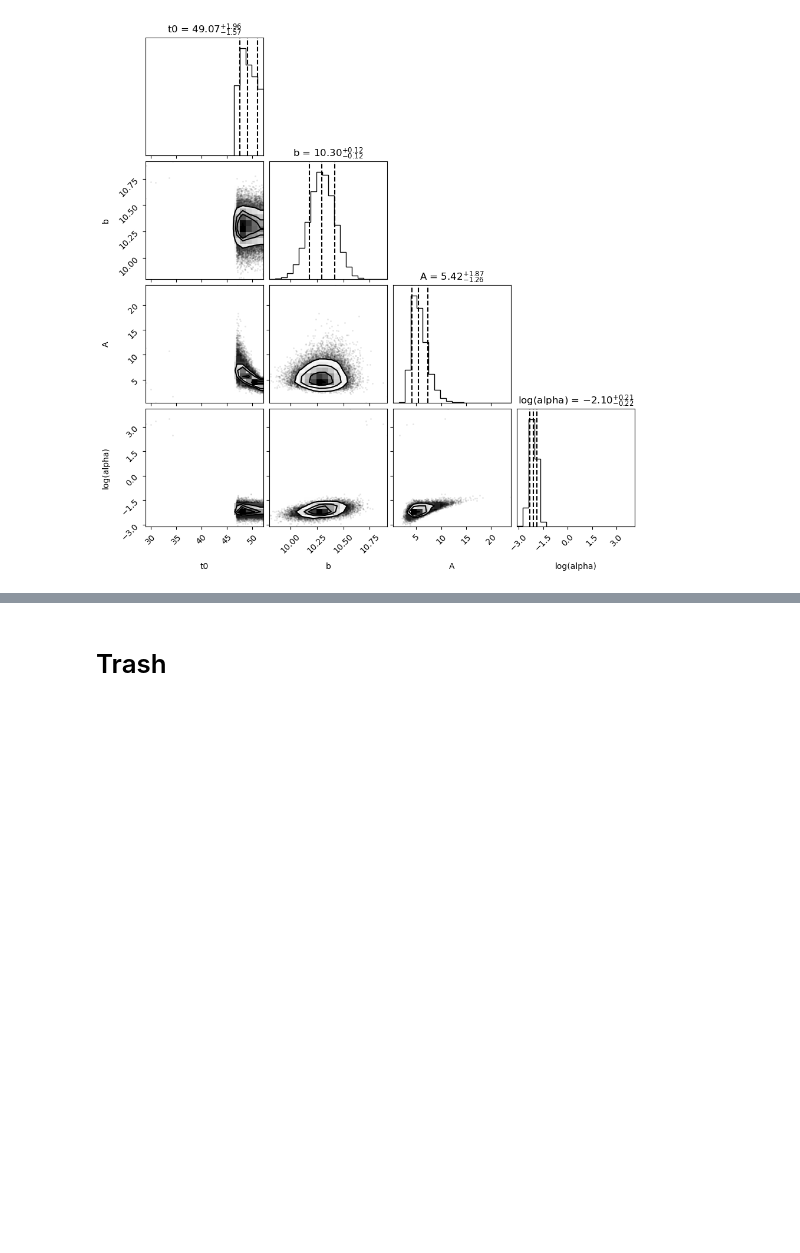
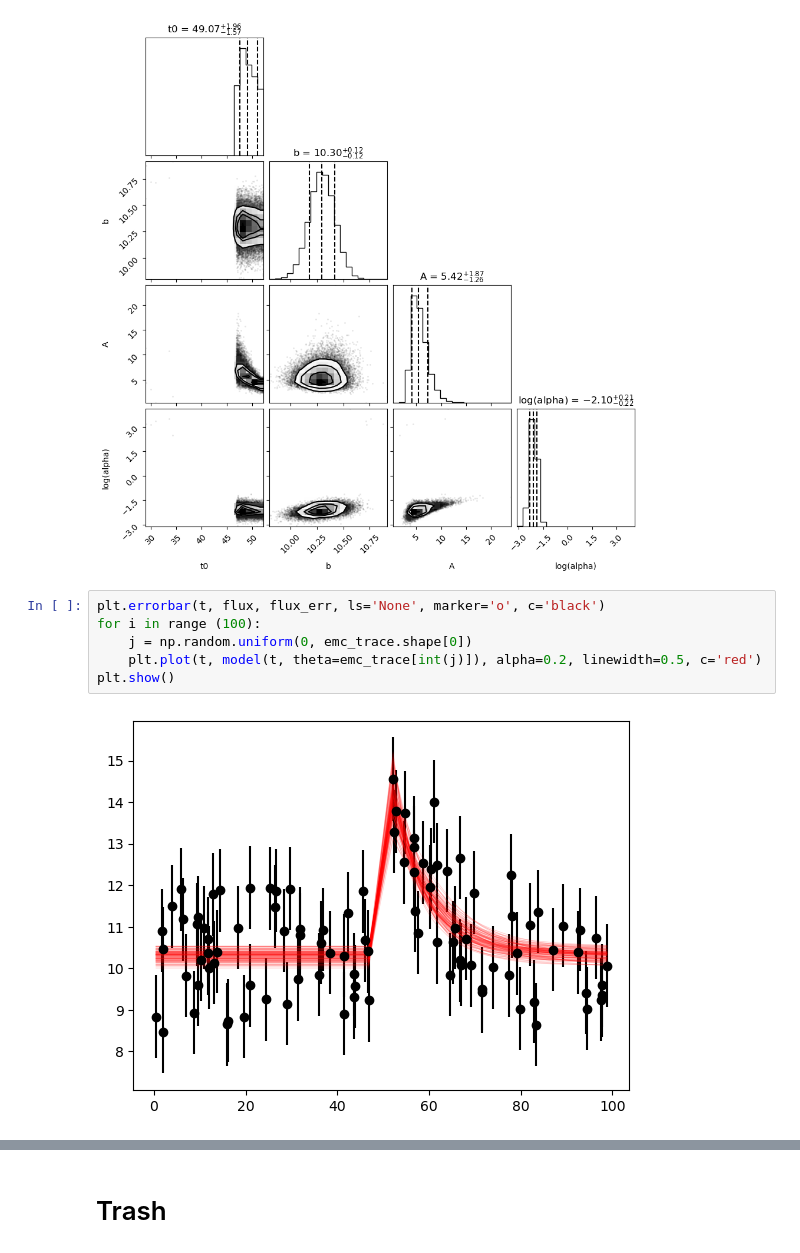
Before and after one commit to FedericoRivano/astrostatistics_bicocca_2026, a Jupyter notebook: working/Es11.ipynb, the cells around one changed output, grey strips where cells are left out. Drawn from its saved outputs; the diff is of its cells as text; blank space fills up the shorter version.

```diff
--- a/working/Es11.ipynb
+++ b/working/Es11.ipynb
@@ -108,3 +108,11 @@ fig = corner.corner(emc_trace, labels=["t0", "b", "A", "log(alpha)"], quantiles=
 plt.show()
 # %% [output]
 [figure]
+# %%
+plt.errorbar(t, flux, flux_err, ls='None', marker='o', c='black')
+for i in range (100):
+    j = np.random.uniform(0, emc_trace.shape[0])
+    plt.plot(t, model(t, theta=emc_trace[int(j)]), alpha=0.2, linewidth=0.5, c='red')
+plt.show()
+# %% [output]
+[figure, added]
```
Also changed, not shown: parts of 1 cell of this notebook.
